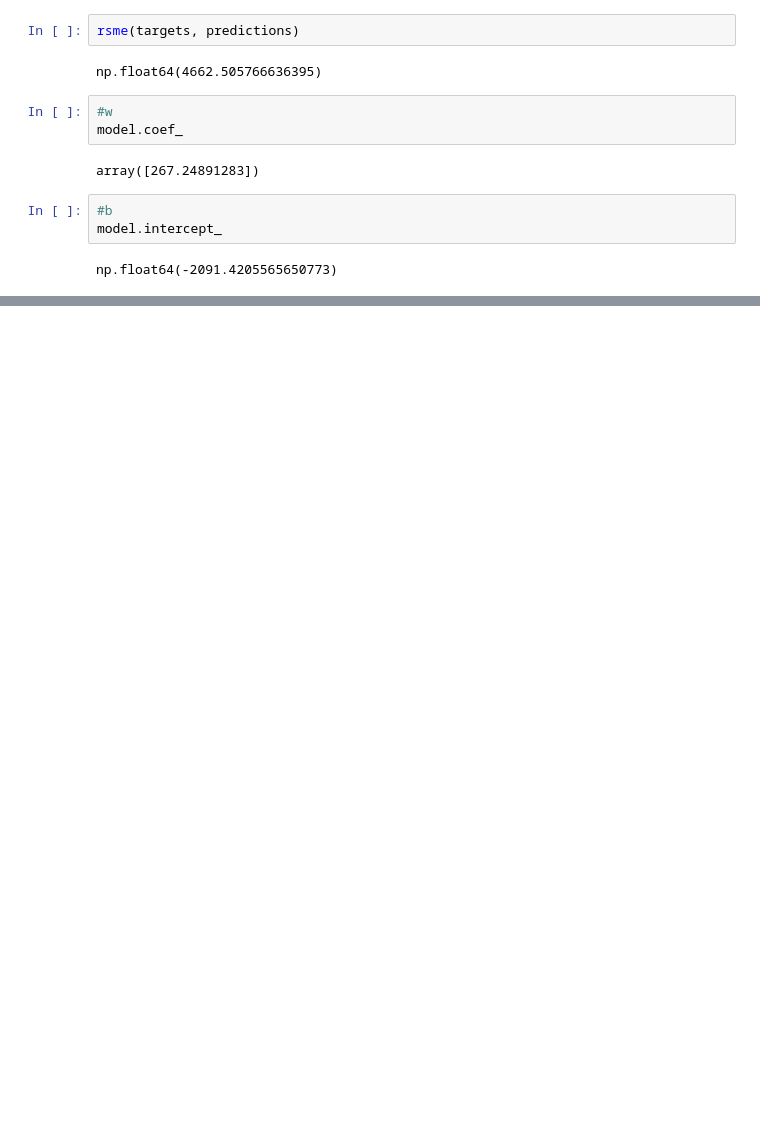
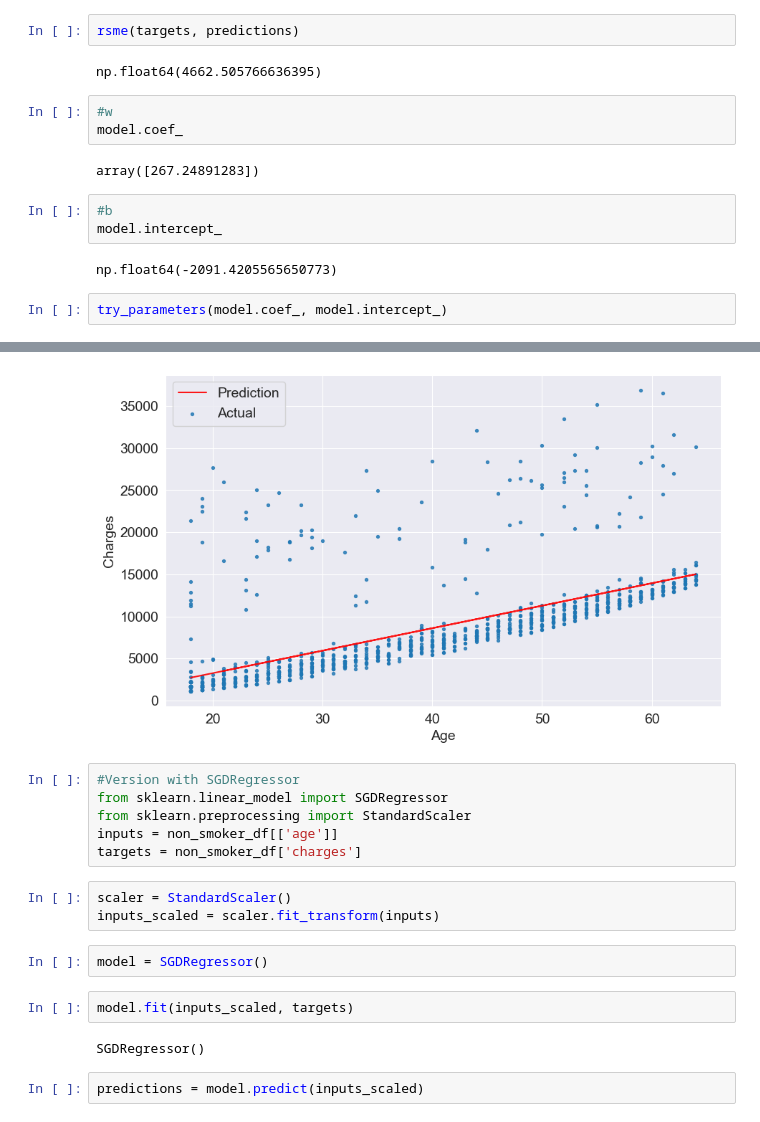
Before and after one commit to AgentXCross/PythonDS-ML, a Jupyter notebook: SciKitLearn/linear_regression.ipynb, the cells around one changed output, grey strips where cells are left out. Saved outputs shown, nothing was run; the diff lists cells and outputs as text; blank space fills up the shorter version.

Commit message:
Completed training lin regression model

```diff
--- a/SciKitLearn/linear_regression.ipynb
+++ b/SciKitLearn/linear_regression.ipynb
@@ -447,3 +447,6 @@ array([267.24891283])
 model.intercept_
 # %% [output]
 np.float64(-2091.4205565650773)
+# %%
+try_parameters(model.coef_, model.intercept_)
+# %% [output]
@@ -449,0 +454,18 @@ np.float64(-2091.4205565650773)
+[figure, added]
+# %%
+#Version with SGDRegressor
+from sklearn.linear_model import SGDRegressor
+from sklearn.preprocessing import StandardScaler
+inputs = non_smoker_df[['age']]
+targets = non_smoker_df['charges']
+# %%
+scaler = StandardScaler()
+inputs_scaled = scaler.fit_transform(inputs)
+# %%
+model = SGDRegressor()
+# %%
+model.fit(inputs_scaled, targets)
+# %% [output]
+SGDRegressor()
+# %%
+predictions = model.predict(inputs_scaled)
```
Also changed, not shown: parts of 54 cells of this notebook.
